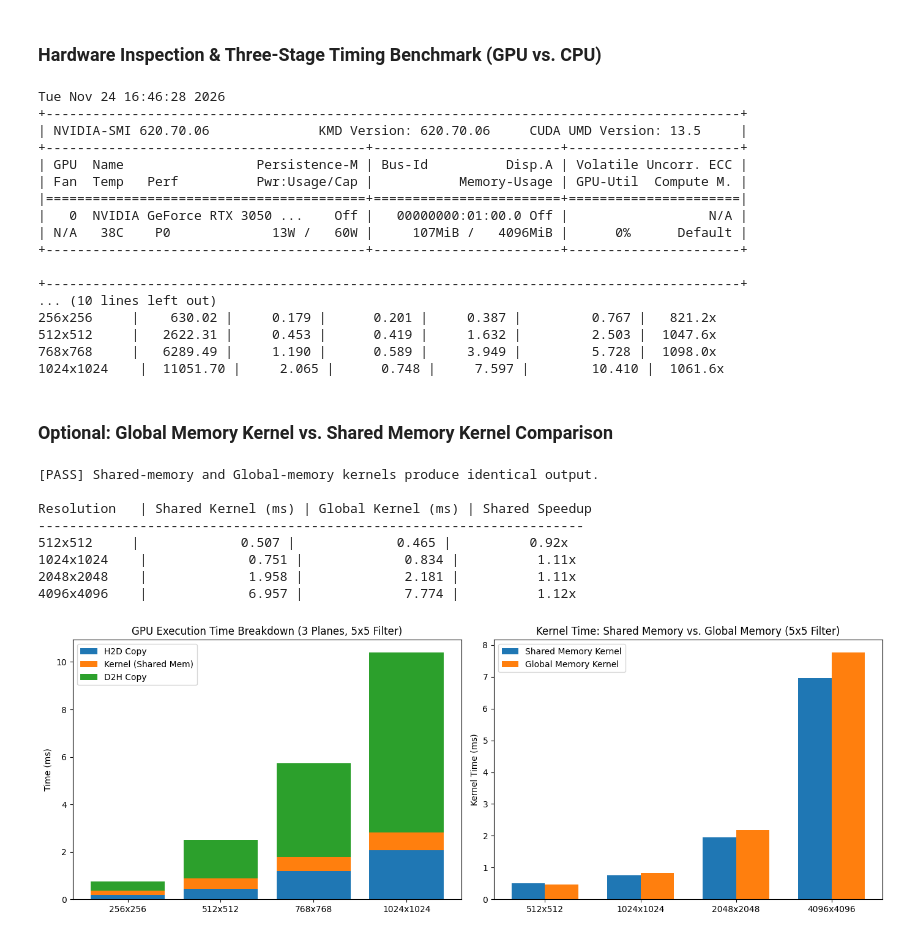
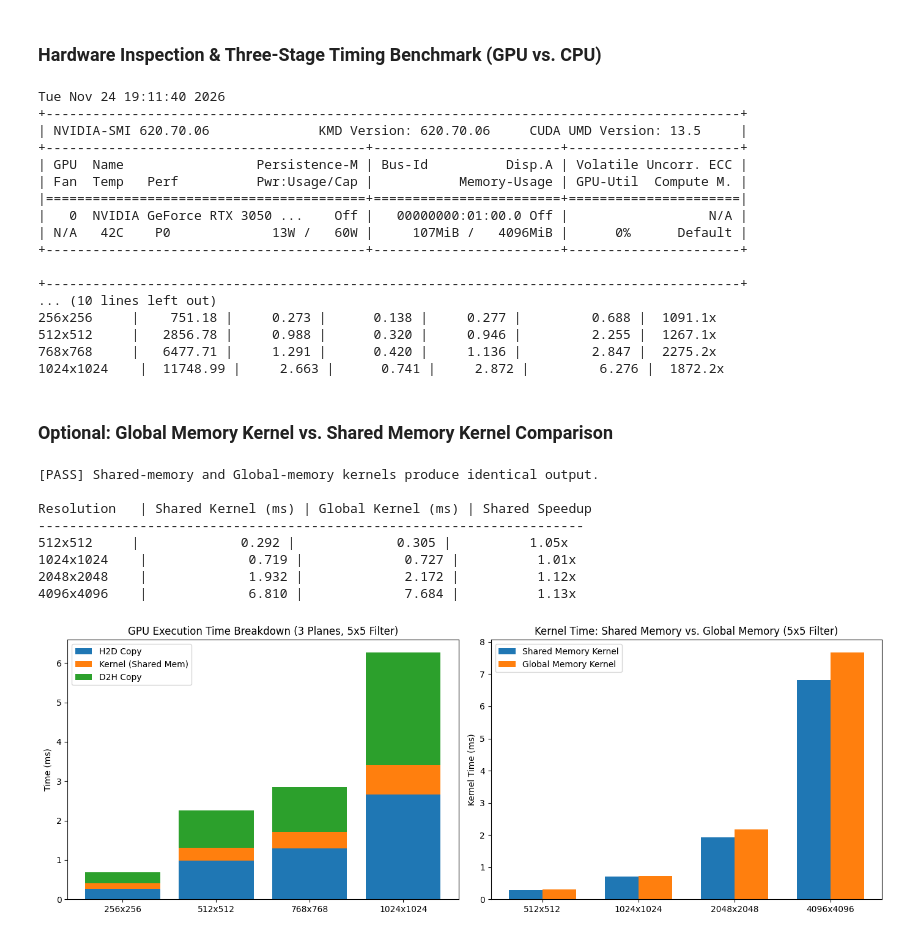
Before and after one commit to Taki3995/Massive-Computing-Laboratories, a Jupyter notebook: PRACTICAL WORKS/SecondPracticalWork.ipynb, the cells around one changed output. Saved outputs shown, nothing was run; the diff lists cells and outputs as text; code cells hidden in the pictures.

```diff
--- a/PRACTICAL WORKS/SecondPracticalWork.ipynb
+++ b/PRACTICAL WORKS/SecondPracticalWork.ipynb
@@ -572,8 +570,8 @@ def image_filter_timed(image: np.ndarray,
                        norm: int,
                        kernel_func=image_filter_gpu):
     """
-    Executes the GPU filtering pipeline and measures execution time across
-    three stages summed over the 3 planes (excluding JIT compilation):
+    Executes the GPU filtering pipeline and measures execution time in ms across
+    three stages using CUDA events summed over the 3 planes (excluding JIT compilation):
       1. t_h2d    : Host-to-Device copies (mask + 3 image layers)
       2. t_kernel : GPU kernel execution across the 3 layers
       3. t_d2h    : Device-to-Host copies (3 filtered output layers)
@@ -597,39 +595,49 @@ def image_filter_timed(image: np.ndarray,
 
     layer_gpu = gpuarray.empty((height, width), np.float32)
     out_gpu   = gpuarray.empty((H16, W16), np.float32)
-    sync_gpu  = gpuarray.empty((1,), np.float32)
     result    = np.empty((height, width, 3), dtype=np.float32)
+
+    start_event = drv.Event()
+    end_event   = drv.Event()
 
     t_h2d = 0.0
     t_kernel = 0.0
     t_d2h = 0.0
 
     # Stage 1 (part A): Copy filter mask to device
-    t0 = time.time()
+    start_event.record()
     mask_gpu = gpuarray.to_gpu(mask)
-    t_h2d += time.time() - t0
+    end_event.record()
+    end_event.synchronize()
+    t_h2d += start_event.time_till(end_event)
 
     for layer in range(3):
         image_layer = np.ascontiguousarray(rgb[:, :, layer], dtype=np.float32)
 
         # Stage 1 (part B): Copy plane to device
-        t0 = time.time()
+        start_event.record()
         layer_gpu.set(image_layer)
-        t_h2d += time.time() - t0
+        end_event.record()
+        end_event.synchronize()
+        t_h2d += start_event.time_till(end_event)
 
-        # Stage 2: Execute kernel and synchronize stream via 1-float device read
-        t0 = time.time()
+        # Stage 2: Execute kernel on device
+        start_event.record()
         kernel_func(layer_gpu, out_gpu, mask_gpu,
                     np.int32(width), np.int32(height),
                     np.int32(mask_w), np.int32(mask_h),
                     block=block, grid=grid)
-        _ = sync_gpu.get()
-        t_kernel += time.time() - t0
+        end_event.record()
+        end_event.synchronize()
+        t_kernel += start_event.time_till(end_event)
 
         # Stage 3: Copy filtered plane back to host and crop padding
-        t0 = time.time()
-        result[:, :, layer] = out_gpu.get()[:height, :width]
-        t_d2h += time.time() - t0
+        start_event.record()
+        filtered_layer = out_gpu.get()
+        end_event.record()
+        end_event.synchronize()
+        t_d2h += start_event.time_till(end_event)
+        result[:, :, layer] = filtered_layer[:height, :width]
 
     if norm:
         s_min, s_max = result.min(), result.max()
@@ -667,7 +675,7 @@ for h, w in sizes:
     _ = image_filter_cpu(test_img, filter5, is_conv=0, norm=0)
     t_cpu = (time.time() - t0) * 1000.0
 
-    # GPU 3-stage timing (averaged over 5 runs for stability)
+    # GPU 3-stage timing using CUDA events (averaged over 5 runs for stability)
     acc_h2d, acc_ker, acc_d2h = 0.0, 0.0, 0.0
     runs = 5
     for _ in range(runs):
@@ -676,9 +684,9 @@ for h, w in sizes:
         acc_ker += tk
         acc_d2h += td
 
-    mean_h2d = (acc_h2d / runs) * 1000.0
-    mean_ker = (acc_ker / runs) * 1000.0
-    mean_d2h = (acc_d2h / runs) * 1000.0
+    mean_h2d = acc_h2d / runs
+    mean_ker = acc_ker / runs
+    mean_d2h = acc_d2h / runs
     mean_gpu = mean_h2d + mean_ker + mean_d2h
     speedup = t_cpu / mean_gpu
 
@@ -690,7 +698,7 @@ for h, w in sizes:
 
     print(f"{w}x{h:<7} | {t_cpu:>9.2f} | {mean_h2d:>9.3f} | {mean_ker:>10.3f} | {mean_d2h:>9.3f} | {mean_gpu:>13.3f} | {speedup:>7.1f}x")
 # %% [output]
-Tue Nov 24 16:46:28 2026
+Tue Nov 24 19:11:40 2026
 +-----------------------------------------------------------------------------------------+
 | NVIDIA-SMI 620.70.06              KMD Version: 620.70.06     CUDA UMD Version: 13.5     |
 +-----------------------------------------+------------------------+----------------------+
@@ -698,15 +706,15 @@ Tue Nov 24 16:46:28 2026
 | Fan  Temp   Perf          Pwr:Usage/Cap |           Memory-Usage | GPU-Util  Compute M. |
 |=========================================+========================+======================|
 |   0  NVIDIA GeForce RTX 3050 ...    Off |   00000000:01:00.0 Off |                  N/A |
-| N/A   38C    P0             13W /   60W |     107MiB /   4096MiB |      0%      Default |
+| N/A   42C    P0             13W /   60W |     107MiB /   4096MiB |      0%      Default |
 +-----------------------------------------+------------------------+----------------------+
 
 +-----------------------------------------------------------------------------------------+
 ... (10 lines left out)
-256x256     |    630.02 |     0.179 |      0.201 |     0.387 |         0.767 |   821.2x
-512x512     |   2622.31 |     0.453 |      0.419 |     1.632 |         2.503 |  1047.6x
-768x768     |   6289.49 |     1.190 |      0.589 |     3.949 |         5.728 |  1098.0x
-1024x1024    |  11051.70 |     2.065 |      0.748 |     7.597 |        10.410 |  1061.6x
+256x256     |    751.18 |     0.273 |      0.138 |     0.277 |         0.688 |  1091.1x
+512x512     |   2856.78 |     0.988 |      0.320 |     0.946 |         2.255 |  1267.1x
+768x768     |   6477.71 |     1.291 |      0.420 |     1.136 |         2.847 |  2275.2x
+1024x1024    |  11748.99 |     2.663 |      0.741 |     2.872 |         6.276 |  1872.2x
 # %% [markdown]
 ### Optional: Global Memory Kernel vs. Shared Memory Kernel Comparison
 # %%
@@ -776,8 +784,8 @@ for h, w in bench_sizes:
         t_sh += tk_s
         t_gl += tk_g
 
-    ms_s = (t_sh / runs) * 1000.0
-    ms_g = (t_gl / runs) * 1000.0
+    ms_s = t_sh / runs
+    ms_g = t_gl / runs
     shared_ker_ms.append(ms_s)
     global_ker_ms.append(ms_g)
     print(f"{w}x{h:<7} | {ms_s:>17.3f} | {ms_g:>17.3f} | {ms_g / ms_s:>13.2f}x")
@@ -790,38 +798,38 @@ width_bar = 0.35
 x_left = [x - width_bar / 2 for x in x_idx]
 x_right = [x + width_bar / 2 for x in x_idx]
 
 fig, axes = plt.subplots(1, 2, figsize=(14, 5))
 
 # Left plot: GPU 3-stage breakdown (H2D, Kernel, D2H)
 axes[0].bar(labels_small, h2d_times, label="H2D Copy")
 axes[0].bar(labels_small, kernel_times, bottom=h2d_times, label="Kernel (Shared Mem)")
 bottom_d2h = [h2d_times[i] + kernel_times[i] for i in range(len(sizes))]
 axes[0].bar(labels_small, d2h_times, bottom=bottom_d2h, label="D2H Copy")
 axes[0].set_title("GPU Execution Time Breakdown (3 Planes, 5x5 Filter)")
 axes[0].set_ylabel("Time (ms)")
 axes[0].legend()
 
 # Right plot: Shared Memory vs Global Memory Kernel execution time
 axes[1].bar(x_left, shared_ker_ms, width_bar, label="Shared Memory Kernel")
 axes[1].bar(x_right, global_ker_ms, width_bar, label="Global Memory Kernel")
 axes[1].set_xticks(x_idx)
 axes[1].set_xticklabels(labels_large)
 axes[1].set_title("Kernel Time: Shared Memory vs. Global Memory (5x5 Filter)")
 axes[1].set_ylabel("Kernel Time (ms)")
 axes[1].legend()
 
 plt.tight_layout()
 plt.show()
 # %% [output]
 [PASS] Shared-memory and Global-memory kernels produce identical output.
 
 Resolution   | Shared Kernel (ms) | Global Kernel (ms) | Shared Speedup
 ----------------------------------------------------------------------
-512x512     |             0.507 |             0.465 |          0.92x
-1024x1024    |             0.751 |             0.834 |          1.11x
-2048x2048    |             1.958 |             2.181 |          1.11x
-4096x4096    |             6.957 |             7.774 |          1.12x
+512x512     |             0.292 |             0.305 |          1.05x
+1024x1024    |             0.719 |             0.727 |          1.01x
+2048x2048    |             1.932 |             2.172 |          1.12x
+4096x4096    |             6.810 |             7.684 |          1.13x
-[figure, old version]
+[figure, new version]
 # %% [markdown]
 ### 7.5 Informe Técnico y Conclusiones
 
```
Also changed, not shown: parts of 3 cells of this notebook.
